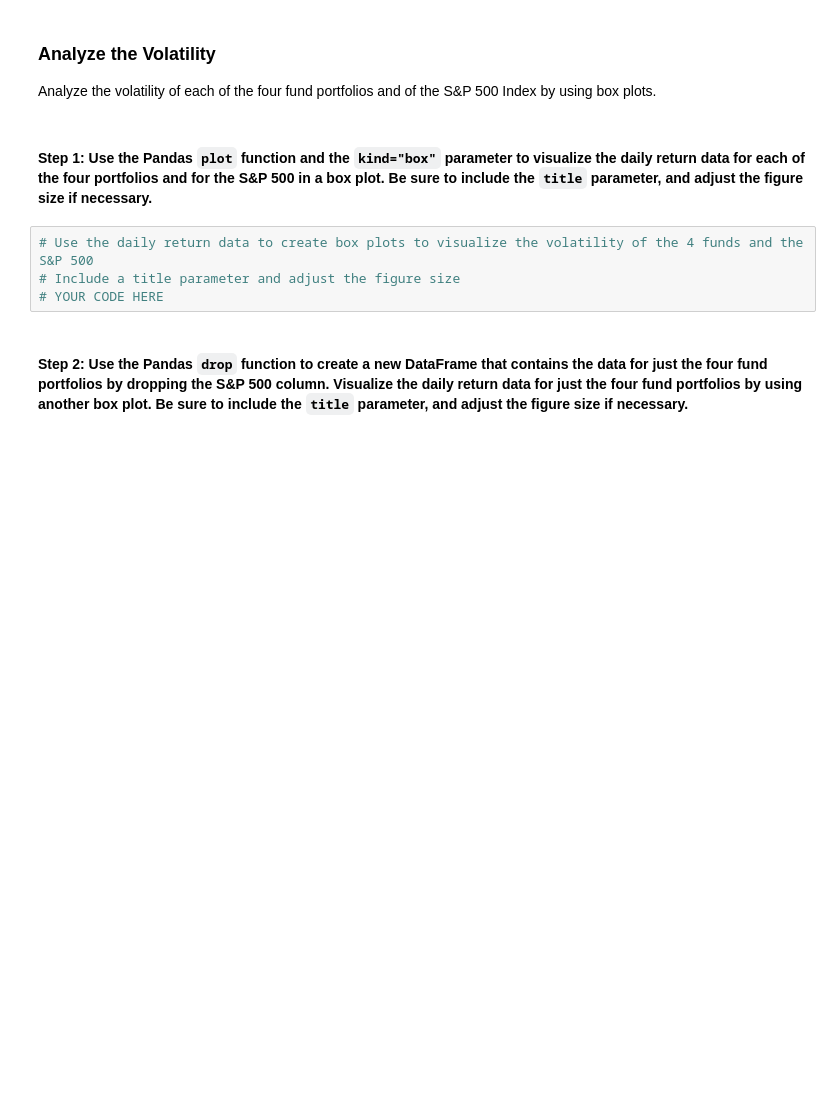
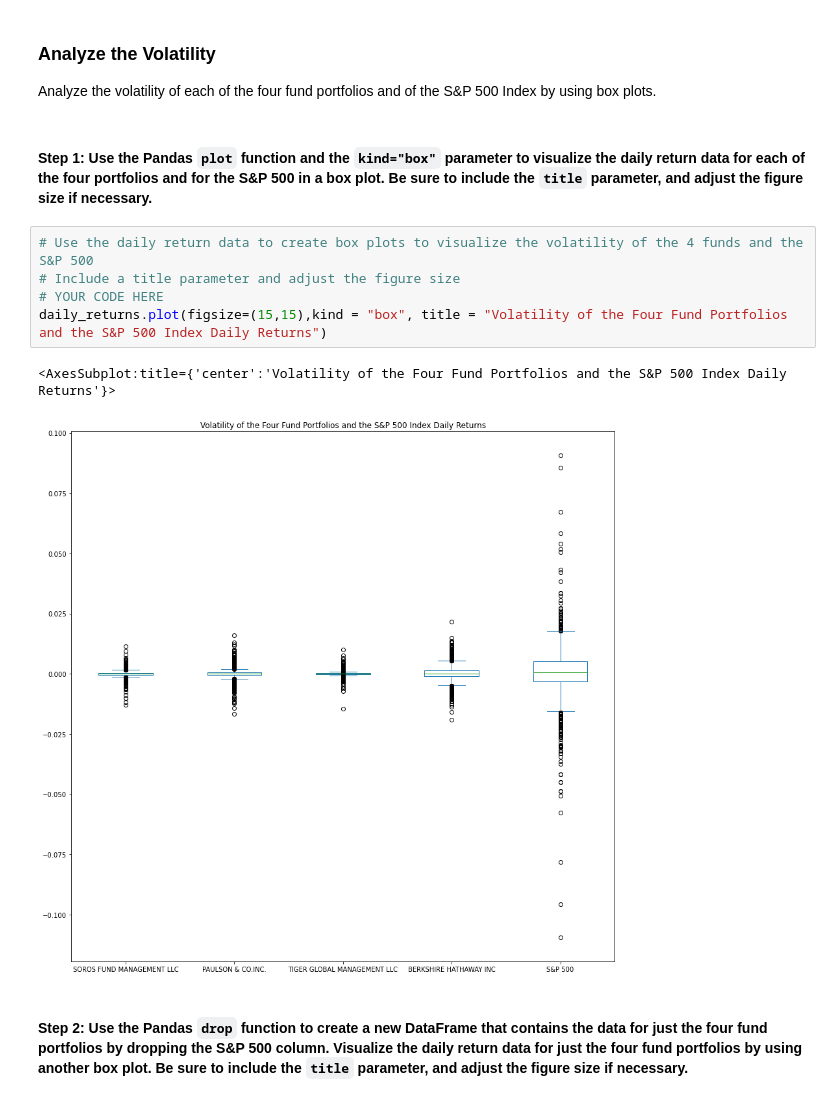
Before and after one commit to Amora987/Risk-Return-Analysis, a Jupyter notebook: Starter_Code/risk_return_analysis.ipynb, the cells around one changed output. Drawn from its saved outputs; the diff is of its cells as text; blank space fills up the shorter version.

```diff
--- a/Starter_Code/risk_return_analysis.ipynb
+++ b/Starter_Code/risk_return_analysis.ipynb
@@ -203,7 +203,11 @@ Analyze the volatility of each of the four fund portfolios and of the S&P 500 In
 # %%
 # Use the daily return data to create box plots to visualize the volatility of the 4 funds and the S&P 500
 # Include a title parameter and adjust the figure size
 # YOUR CODE HERE
+daily_returns.plot(figsize=(15,15),kind = "box", title = "Volatility of the Four Fund Portfolios and the S&P 500 Index Daily Returns")
+# %% [output]
+<AxesSubplot:title={'center':'Volatility of the Four Fund Portfolios and the S&P 500 Index Daily Returns'}>
+[figure, added]
 # %% [markdown]
 #### Step 2: Use the Pandas `drop` function to create a new DataFrame that contains the data for just the four fund portfolios by dropping the S&P 500 column. Visualize the daily return data for just the four fund portfolios by using another box plot. Be sure to include the `title` parameter, and adjust the figure size if necessary.
 # %%
```
Also changed, not shown: parts of 10 cells of this notebook.
